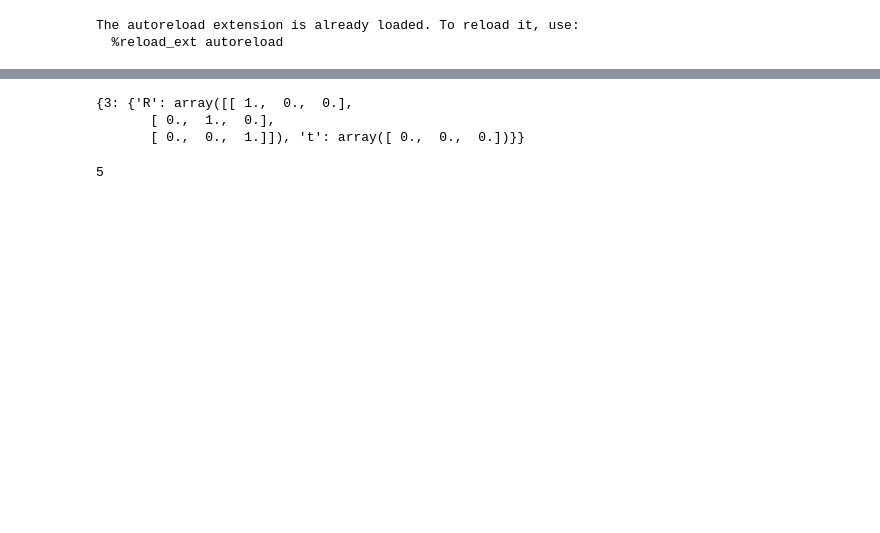
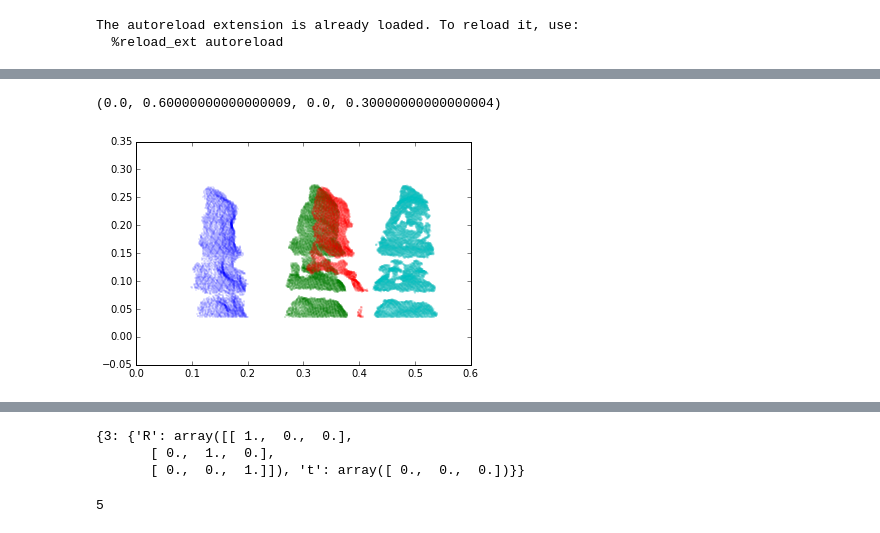
Before and after one commit to hero9968/voxlets, a Jupyter notebook: src/obj_discovery/ipynb/all_pairs_icp.ipynb, the cells around one changed output, grey strips where cells are left out. Cells and saved outputs as stored; diff of their text form; code cells hidden in the pictures; blank space fills up the shorter version.

```diff
--- a/src/obj_discovery/ipynb/all_pairs_icp.ipynb
+++ b/src/obj_discovery/ipynb/all_pairs_icp.ipynb
@@ -42,3 +53,17 @@ io.imshow_subplot([r.get_cropped() for r in regions])
+# %%
+# now plotting the 3d points of these segmented regions
+def plot_xyz(xyz, ptype='.'):
+    plt.plot(xyz[:, 0], xyz[:, 2], ptype, ms=0.4)
+    plt.axis('equal')
+
+for reg in regions:
+    reg.im._clear_cache()
+    plot_xyz(reg.get_world_xyz())
+
+plt.axis('equal')
+# %% [output]
+(0.0, 0.60000000000000009, 0.0, 0.30000000000000004)
+[figure, added]
 # %%
 nw = icp_wrapper.Network()
 nw.populate(regions, resample=1000)
```
Also changed, not shown: parts of 8 cells of this notebook, 1 other file.
